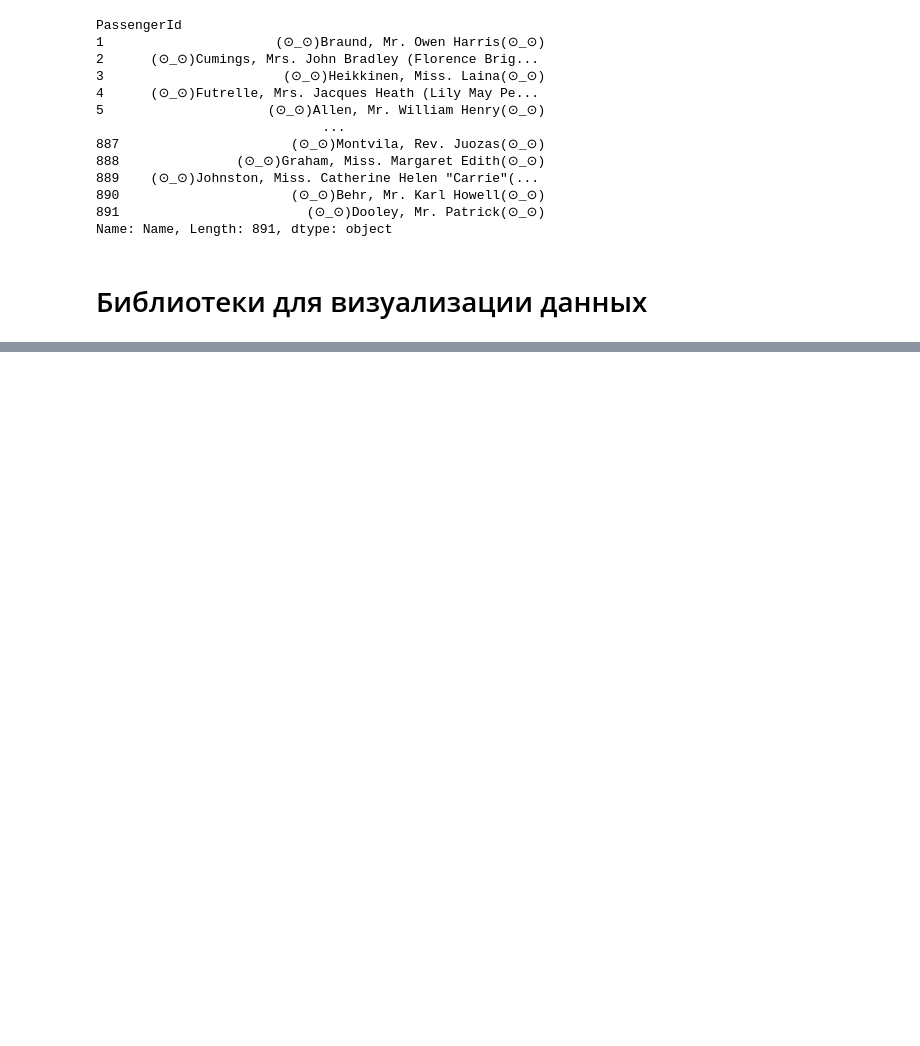
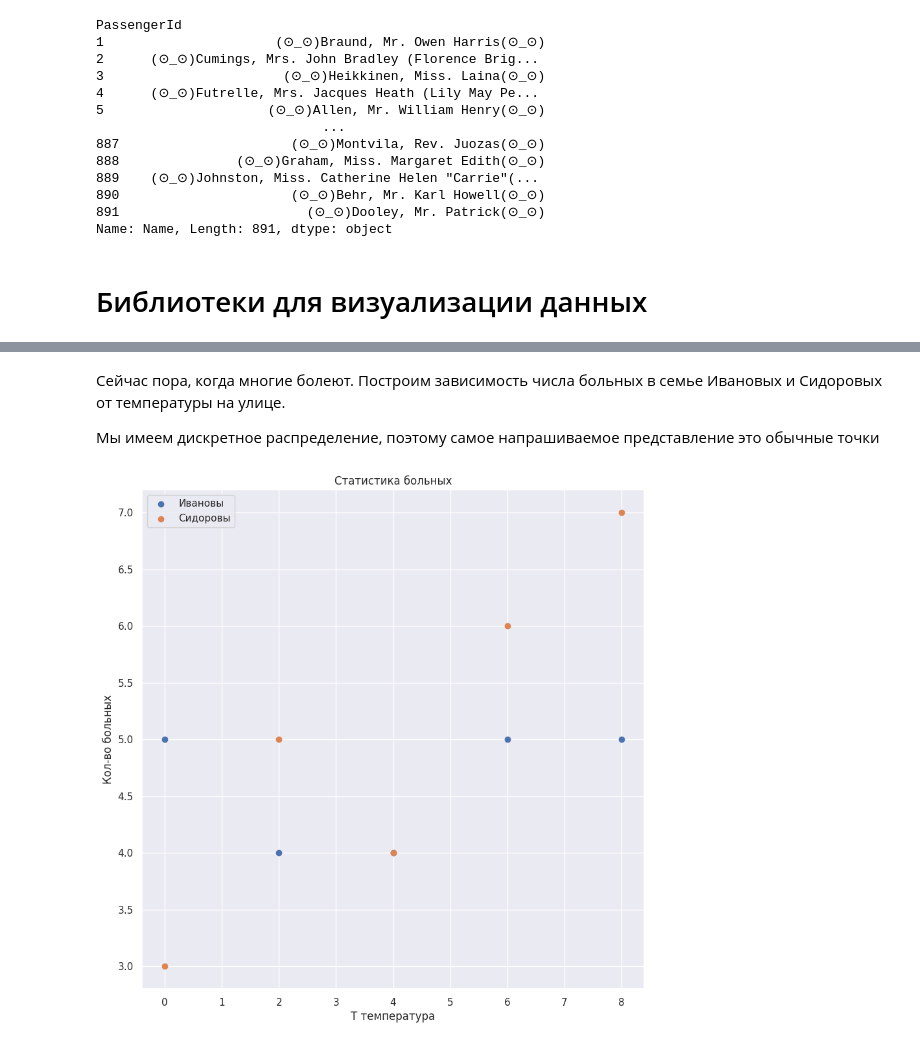
Before and after one commit to kirilltobola/perseus, a Jupyter notebook: 1.libraries/seminar_1.ipynb, the cells around one changed output, grey strips where cells are left out. Cells and saved outputs as stored; diff of their text form; code cells hidden in the pictures; blank space fills up the shorter version.

```diff
--- a/1.libraries/seminar_1.ipynb
+++ b/1.libraries/seminar_1.ipynb
@@ -745,2 +771,11 @@ https://mlcourse.ai/book/topic02/topic02_visual_data_analysis.html
 # %%
-# TODO
+%matplotlib inline
+import numpy as np
+import matplotlib.pyplot as plt
+import seaborn as sns
+
+sns.set()
+# %%
+# установим фиксированный размер наших графиков
+from pylab import rcParams
+rcParams['figure.figsize'] = 10, 10
@@ -746,0 +786,19 @@ https://mlcourse.ai/book/topic02/topic02_visual_data_analysis.html
+# %% [markdown]
+Сейчас пора, когда многие болеют. Построим зависимость числа больных в семье Ивановых и Сидоровых от температуры на улице.
+
+Мы имеем дискретное распределение, поэтому самое напрашиваемое представление это обычные точки
+# %%
+np.random.seed(42)
+family_ivan = np.random.poisson(5, 5)
+family_sid = np.random.poisson(5, 5)
+
+x = np.arange(0, 10, 2)
+plt.scatter(x, family_ivan, label='Ивановы')
+plt.scatter(x, family_sid, label='Сидоровы')
+plt.title('Статистика больных')
+plt.ylabel('Кол-во больных')
+plt.xlabel('T температура')
+plt.legend()
+plt.show()
+# %% [output]
+[figure, added]
```
Also changed, not shown: parts of 35 cells of this notebook, 10 other files.
